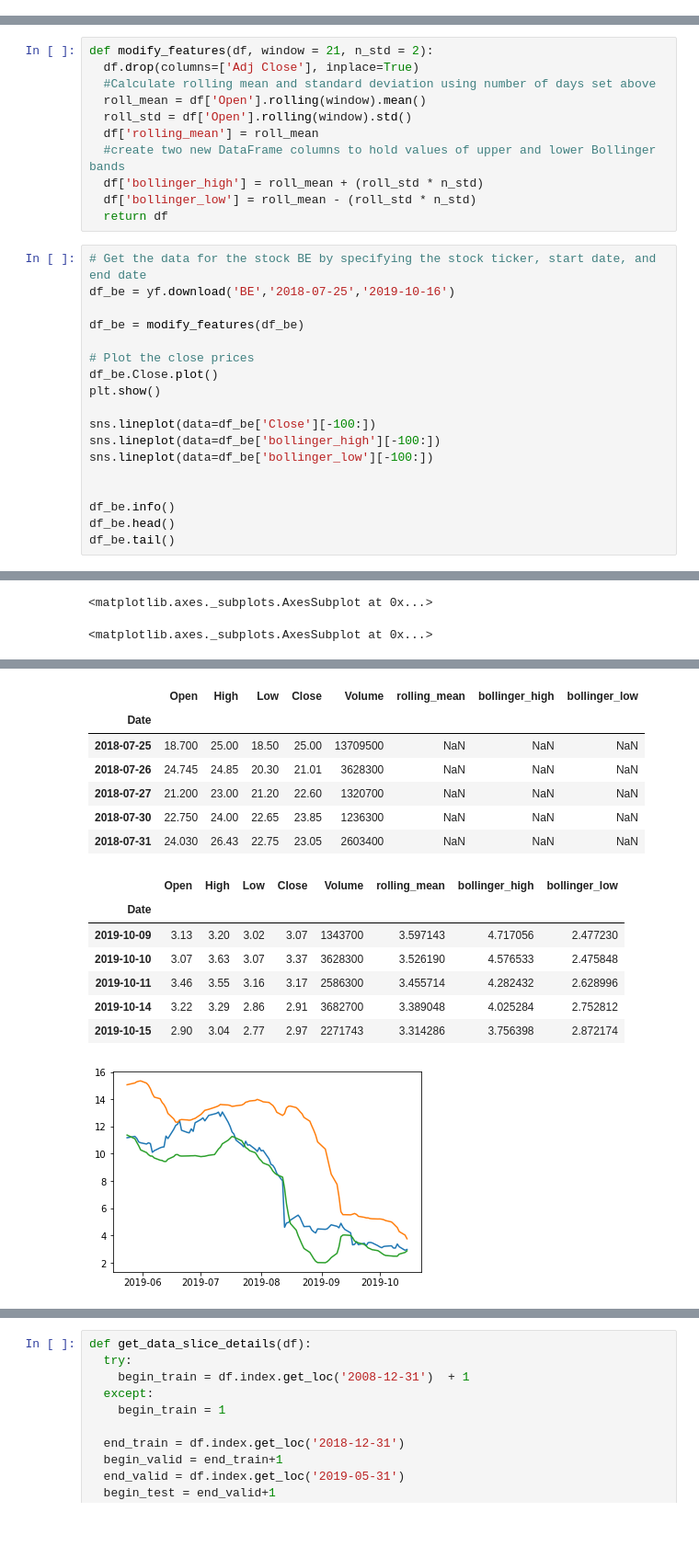
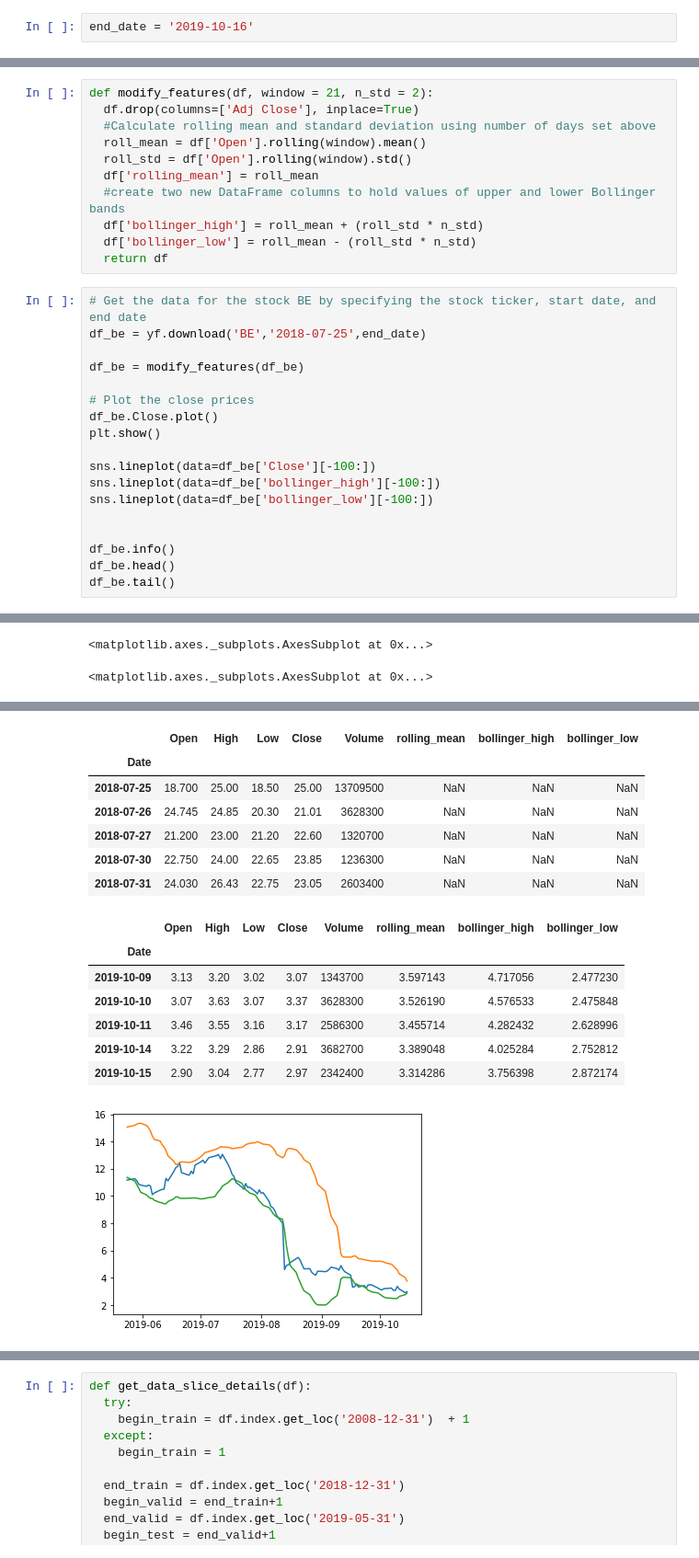
Before and after one commit to ravi-gopalan/lstm_analyses, a Jupyter notebook: lstm_prediction_WDC.ipynb, the cells around one changed output, grey strips where cells are left out. Shown at 92% size. Cells and saved outputs as stored; diff of their text form; blank space fills up the shorter version.

```diff
--- a/lstm_prediction_WDC.ipynb
+++ b/lstm_prediction_WDC.ipynb
@@ -1,5 +1,7 @@
 # %% [markdown]
 <a href="https://colab.research.google.com/github/ravi-gopalan/lstm_analyses/blob/master/lstm_prediction_WDC.ipynb" target="_parent"><img src="https://colab.research.google.com/assets/colab-badge.svg" alt="Open In Colab"/></a>
+# %%
+end_date = '2019-10-16'
 # %%
 !pip install yfinance
 # %% [output]
@@ -73,7 +75,7 @@ def modify_features(df, window = 21, n_std = 2):
   return df
 # %%
 # Get the data for the stock BE by specifying the stock ticker, start date, and end date
-df_be = yf.download('BE','2018-07-25','2019-10-16')
+df_be = yf.download('BE','2018-07-25',end_date)
 
 df_be = modify_features(df_be)
 
@@ -95,34 +97,34 @@ df_be.tail()
 [figure]
 <matplotlib.axes._subplots.AxesSubplot at 0x...>
 <matplotlib.axes._subplots.AxesSubplot at 0x...>
 <matplotlib.axes._subplots.AxesSubplot at 0x...>
 <class 'pandas.core.frame.DataFrame'>
 DatetimeIndex: 309 entries, 2018-07-25 to 2019-10-15
 Data columns (total 8 columns):
 Open              309 non-null float64
 High              309 non-null float64
 Low               309 non-null float64
 Close             309 non-null float64
 Volume            309 non-null int64
 rolling_mean      289 non-null float64
 bollinger_high    289 non-null float64
 bollinger_low     289 non-null float64
 dtypes: float64(7), int64(1)
 memory usage: 21.7 KB
 |  | Open | High | Low | Close | Volume | rolling_mean | bollinger_high | bollinger_low |
 | Date |  |  |  |  |  |  |  |  |
 | 2018-07-25 | 18.700 | 25.00 | 18.50 | 25.00 | 13709500 | NaN | NaN | NaN |
 | 2018-07-26 | 24.745 | 24.85 | 20.30 | 21.01 | 3628300 | NaN | NaN | NaN |
 | 2018-07-27 | 21.200 | 23.00 | 21.20 | 22.60 | 1320700 | NaN | NaN | NaN |
 | 2018-07-30 | 22.750 | 24.00 | 22.65 | 23.85 | 1236300 | NaN | NaN | NaN |
 | 2018-07-31 | 24.030 | 26.43 | 22.75 | 23.05 | 2603400 | NaN | NaN | NaN |
 |  | Open | High | Low | Close | Volume | rolling_mean | bollinger_high | bollinger_low |
 | Date |  |  |  |  |  |  |  |  |
 | 2019-10-09 | 3.13 | 3.20 | 3.02 | 3.07 | 1343700 | 3.597143 | 4.717056 | 2.477230 |
 | 2019-10-10 | 3.07 | 3.63 | 3.07 | 3.37 | 3628300 | 3.526190 | 4.576533 | 2.475848 |
 | 2019-10-11 | 3.46 | 3.55 | 3.16 | 3.17 | 2586300 | 3.455714 | 4.282432 | 2.628996 |
 | 2019-10-14 | 3.22 | 3.29 | 2.86 | 2.91 | 3682700 | 3.389048 | 4.025284 | 2.752812 |
-| 2019-10-15 | 2.90 | 3.04 | 2.77 | 2.97 | 2271743 | 3.314286 | 3.756398 | 2.872174 |
+| 2019-10-15 | 2.90 | 3.04 | 2.77 | 2.97 | 2342400 | 3.314286 | 3.756398 | 2.872174 |
 [figure]
 # %%
 # Get the data for the stock WDC by specifying the stock ticker, start date, and end date
```
Also changed, not shown: parts of 14 cells of this notebook.
